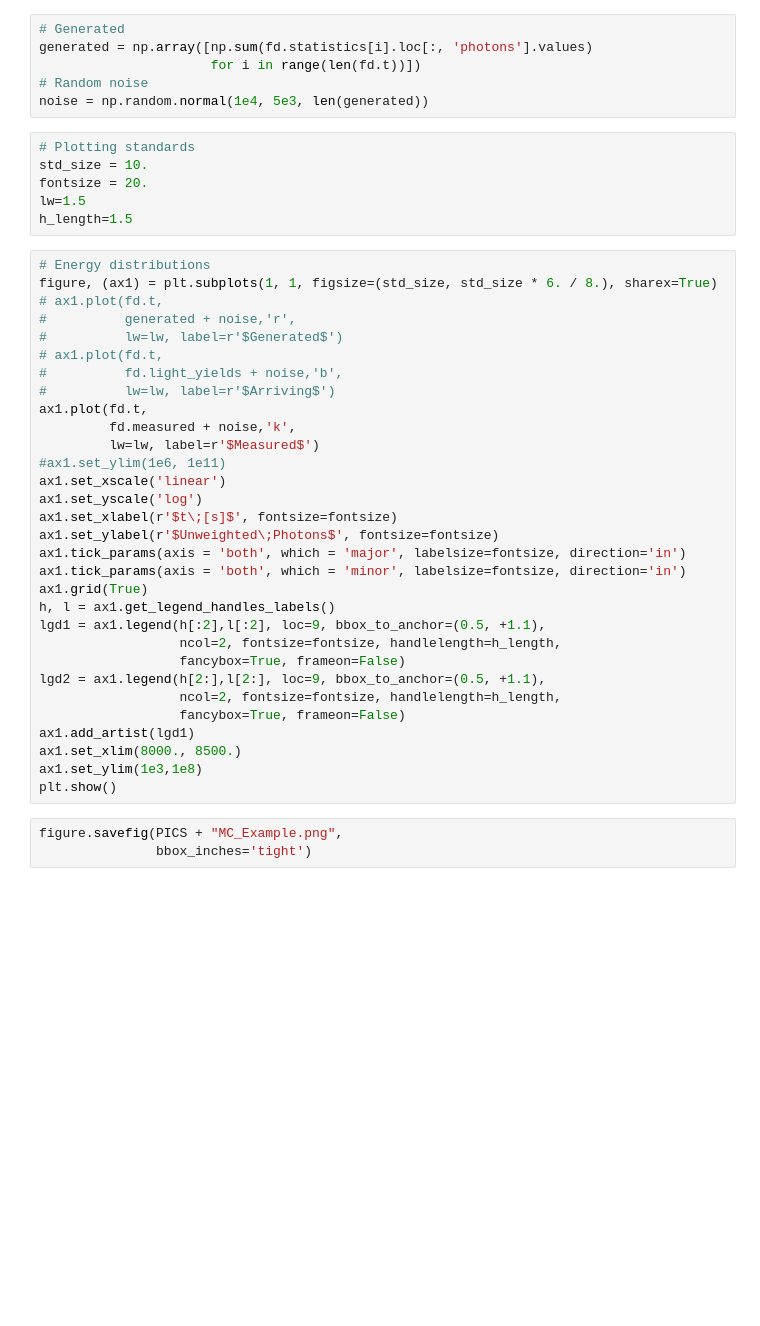
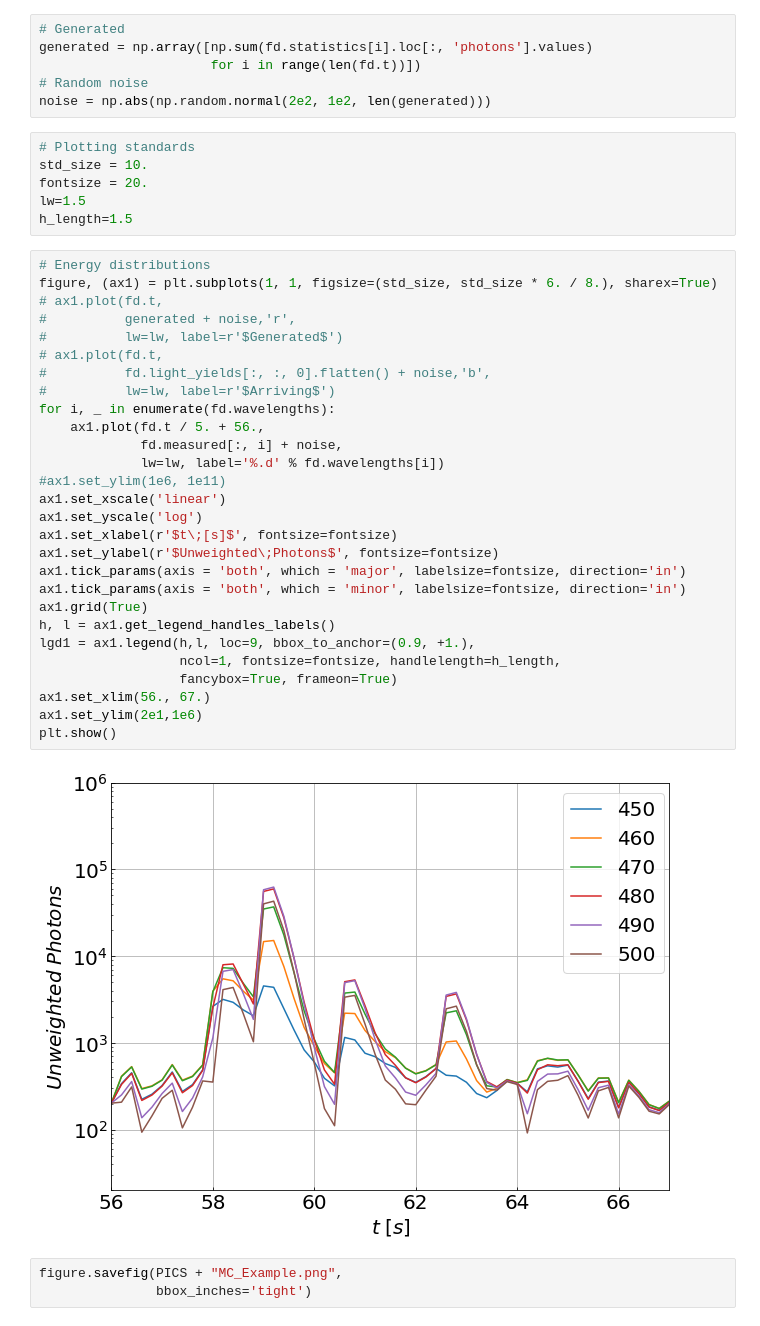
Before and after one commit to MeighenBergerS/fourth_day, a Jupyter notebook: examples/example.ipynb, the cells around one changed output. Drawn from its saved outputs; the diff is of its cells as text; blank space fills up the shorter version.

```diff
--- a/examples/example.ipynb
+++ b/examples/example.ipynb
@@ -87,7 +101,7 @@ fd.statistics[-1]
 generated = np.array([np.sum(fd.statistics[i].loc[:, 'photons'].values)
                       for i in range(len(fd.t))])
 # Random noise
-noise = np.random.normal(1e4, 5e3, len(generated))
+noise = np.abs(np.random.normal(2e2, 1e2, len(generated)))
 # %%
 # Plotting standards
 std_size = 10.
@@ -97,34 +111,33 @@ h_length=1.5
 # %%
 # Energy distributions
 figure, (ax1) = plt.subplots(1, 1, figsize=(std_size, std_size * 6. / 8.), sharex=True)
 # ax1.plot(fd.t,
 #          generated + noise,'r',
 #          lw=lw, label=r'$Generated$')
 # ax1.plot(fd.t,
-#          fd.light_yields + noise,'b',
+#          fd.light_yields[:, :, 0].flatten() + noise,'b',
 #          lw=lw, label=r'$Arriving$')
-ax1.plot(fd.t,
-         fd.measured + noise,'k',
-         lw=lw, label=r'$Measured$')
+for i, _ in enumerate(fd.wavelengths):
+    ax1.plot(fd.t / 5. + 56.,
+             fd.measured[:, i] + noise,
+             lw=lw, label='%.d' % fd.wavelengths[i])
 #ax1.set_ylim(1e6, 1e11)
 ax1.set_xscale('linear')
 ax1.set_yscale('log')
 ax1.set_xlabel(r'$t\;[s]$', fontsize=fontsize)
 ax1.set_ylabel(r'$Unweighted\;Photons$', fontsize=fontsize)
 ax1.tick_params(axis = 'both', which = 'major', labelsize=fontsize, direction='in')
 ax1.tick_params(axis = 'both', which = 'minor', labelsize=fontsize, direction='in')
 ax1.grid(True)
 h, l = ax1.get_legend_handles_labels()
-lgd1 = ax1.legend(h[:2],l[:2], loc=9, bbox_to_anchor=(0.5, +1.1),
-                  ncol=2, fontsize=fontsize, handlelength=h_length,
-                  fancybox=True, frameon=False)
-lgd2 = ax1.legend(h[2:],l[2:], loc=9, bbox_to_anchor=(0.5, +1.1),
-                  ncol=2, fontsize=fontsize, handlelength=h_length,
-                  fancybox=True, frameon=False)
-ax1.add_artist(lgd1)
-ax1.set_xlim(8000., 8500.)
-ax1.set_ylim(1e3,1e8)
+lgd1 = ax1.legend(h,l, loc=9, bbox_to_anchor=(0.9, +1.),
+                  ncol=1, fontsize=fontsize, handlelength=h_length,
+                  fancybox=True, frameon=True)
+ax1.set_xlim(56., 67.)
+ax1.set_ylim(2e1,1e6)
 plt.show()
+# %% [output]
+[figure, added]
 # %%
 figure.savefig(PICS + "MC_Example.png",
                bbox_inches='tight')
```
Also changed, not shown: parts of 3 cells of this notebook, 6 other files.
